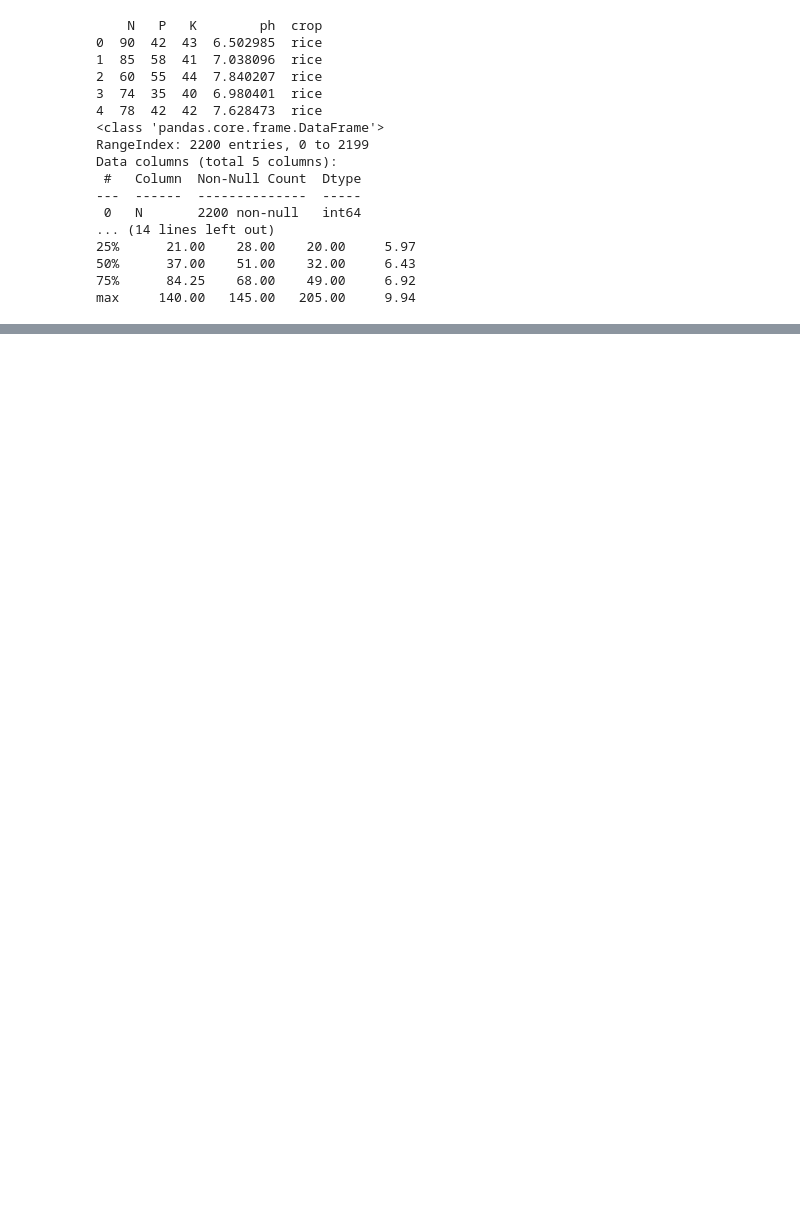
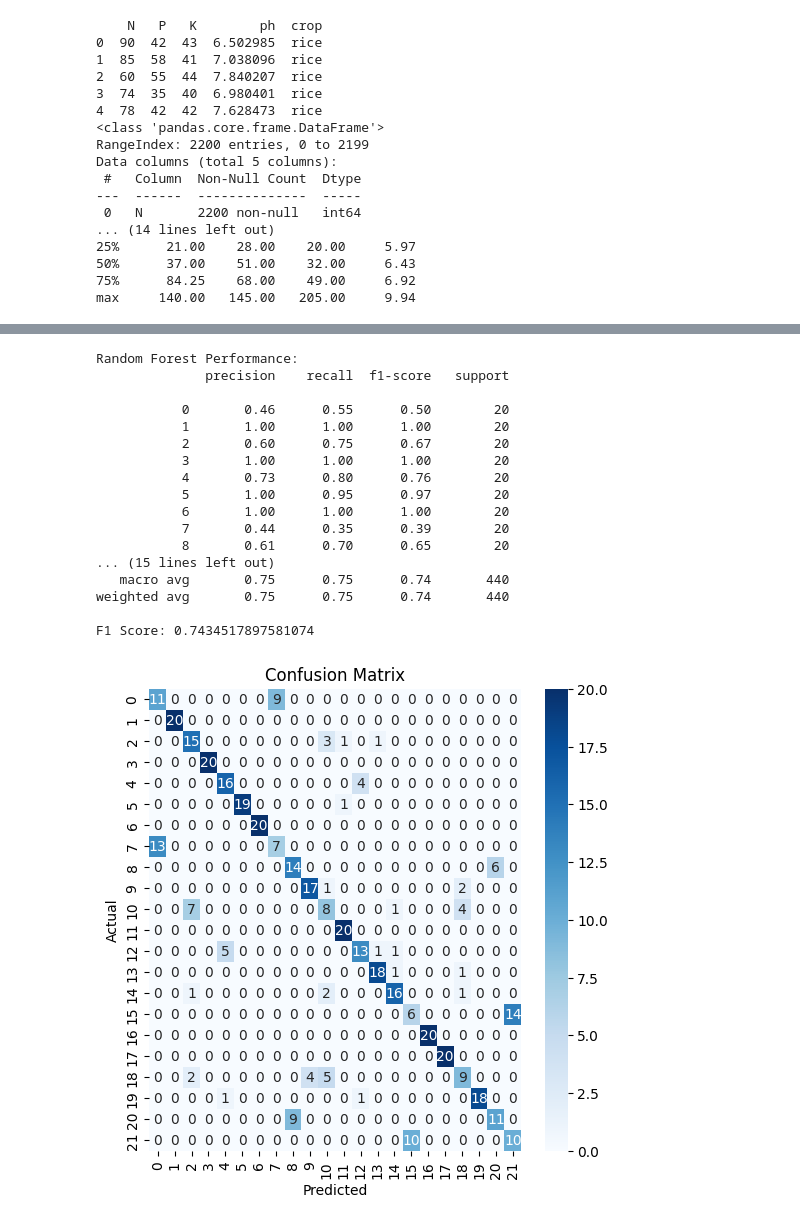
Before and after one commit to Farah-Tarek-Mahmoud/Agriculture_Soil_Measures_Prediction, a Jupyter notebook: Predictive Modeling for Agriculture.ipynb, the cells around one changed output, grey strips where cells are left out. Saved outputs shown, nothing was run; the diff lists cells and outputs as text; code cells hidden in the pictures; blank space fills up the shorter version.

```diff
--- a/Predictive Modeling for Agriculture.ipynb
+++ b/Predictive Modeling for Agriculture.ipynb
@@ -48,0 +154,50 @@ dtype: int64
+# %%
+# Import necessary libraries
+from sklearn.model_selection import GridSearchCV, cross_val_score
+from sklearn.ensemble import RandomForestClassifier
+from xgboost.sklearn import XGBClassifier
+from sklearn.linear_model import LogisticRegression
+from sklearn.preprocessing import PolynomialFeatures, StandardScaler
+from sklearn.metrics import classification_report, roc_auc_score, accuracy_score, f1_score, confusion_matrix
+
+# Initialize a results dictionary
+results = {}
+
+# 1. Random Forest Classifier
+rf = RandomForestClassifier(random_state=42)
+rf.fit(X_train, y_train)
+rf_pred = rf.predict(X_test)
+rf_f1 = f1_score(y_test, rf_pred, average="weighted")
+results['Random Forest'] = rf_f1
+
+print("Random Forest Performance:")
+print(classification_report(y_test, rf_pred))
+print("F1 Score:", rf_f1)
+
+# Confusion matrix
+conf_matrix = confusion_matrix(y_test, y_pred)
+plt.figure(figsize=(6, 6))
+sns.heatmap(conf_matrix, annot=True, fmt='d', cmap='Blues')
+plt.title('Confusion Matrix')
+plt.xlabel('Predicted')
+plt.ylabel('Actual')
+plt.show()
+# %% [output]
+Random Forest Performance:
+              precision    recall  f1-score   support
+
+           0       0.46      0.55      0.50        20
+           1       1.00      1.00      1.00        20
+           2       0.60      0.75      0.67        20
+           3       1.00      1.00      1.00        20
+           4       0.73      0.80      0.76        20
+           5       1.00      0.95      0.97        20
+           6       1.00      1.00      1.00        20
+           7       0.44      0.35      0.39        20
+           8       0.61      0.70      0.65        20
+... (15 lines left out)
+   macro avg       0.75      0.75      0.74       440
+weighted avg       0.75      0.75      0.74       440
+
+F1 Score: 0.7434517897581074
+[figure, added]
```
Also changed, not shown: parts of 9 cells of this notebook.
